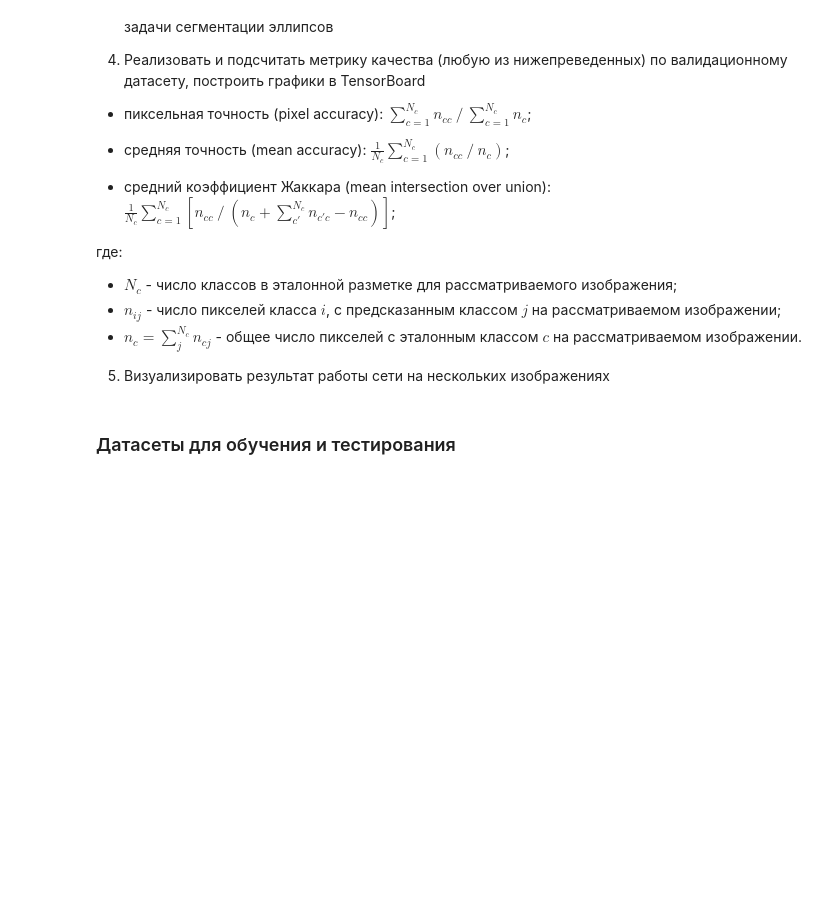
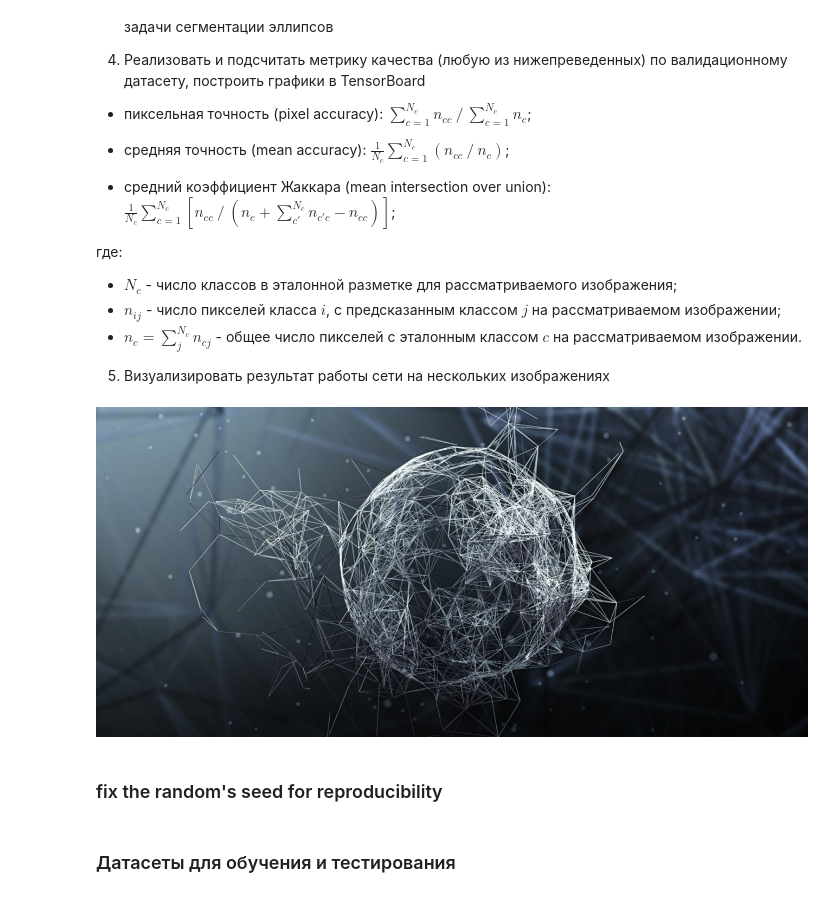
Before and after one commit to JonyferBlack/SemanticSegmentation, a Jupyter notebook: segmentation_task.ipynb, the cells around one changed output. Cells and saved outputs as stored; diff of their text form; code cells hidden in the pictures; blank space fills up the shorter version.

```diff
--- a/segmentation_task.ipynb
+++ b/segmentation_task.ipynb
@@ -24,3 +26,9 @@
+# %%
+from IPython.display import Image
+logo = Image(filename=os.path.join('.', 'logo.jpg'))
+display(logo)
+# %% [output]
+[figure, added]
 # %%
 from tqdm import tqdm
 import numpy as np
@@ -38,2 +62,4 @@ from glob import glob
 
 %matplotlib inline
+# %% [markdown]
+### fix the random's seed for reproducibility
```
Also changed, not shown: parts of 53 cells of this notebook, 6 other files.
